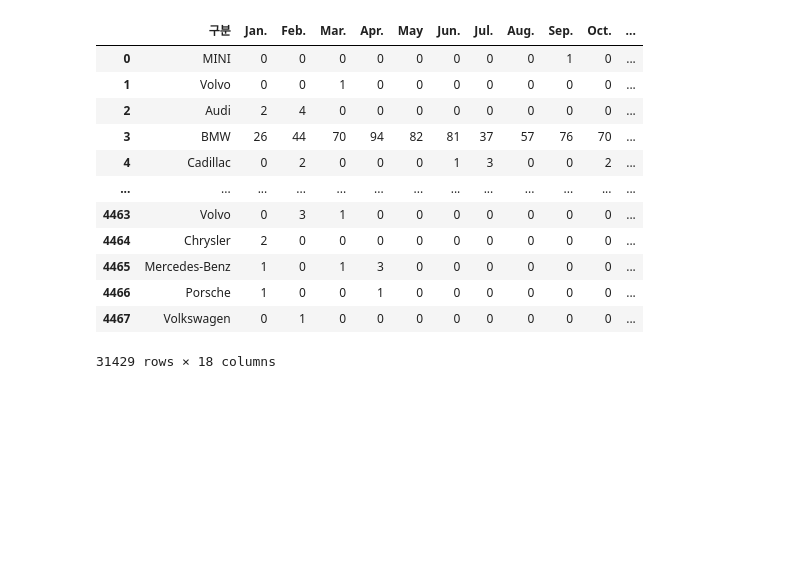
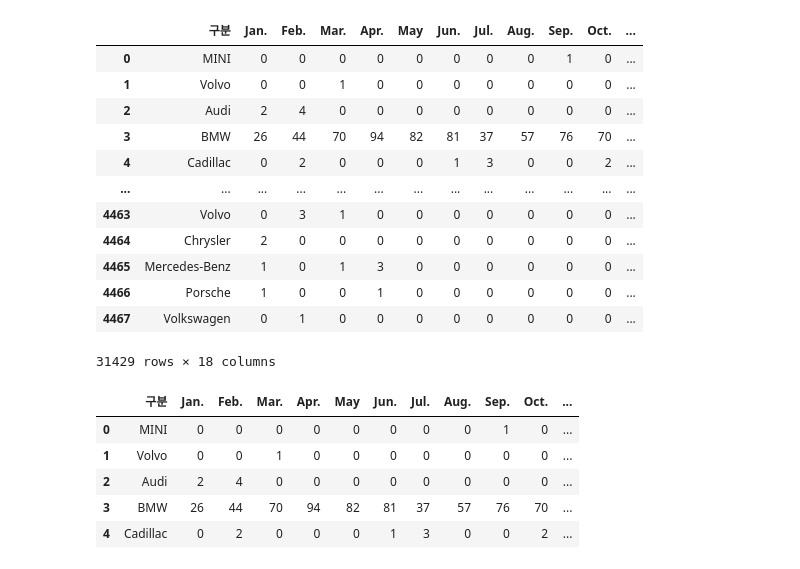
Before and after one commit to FLY-CODE77/AutoReport, a Jupyter notebook: kaida.ipynb, the cells around one changed output. Drawn from its saved outputs; the diff is of its cells as text; code cells hidden in the pictures; blank space fills up the shorter version.

```diff
--- a/kaida.ipynb
+++ b/kaida.ipynb
@@ -206,3 +206,12 @@ df
 31429 rows × 18 columns
 # %%
 df.to_csv('kaida.csv', index=False, encoding='utf-8-sig')
+# %%
+df.head()
+# %% [output]
+|  | 구분 | Jan. | Feb. | Mar. | Apr. | May | Jun. | Jul. | Aug. | Sep. | Oct. | ... |
+| 0 | MINI | 0 | 0 | 0 | 0 | 0 | 0 | 0 | 0 | 1 | 0 | ... |
+| 1 | Volvo | 0 | 0 | 1 | 0 | 0 | 0 | 0 | 0 | 0 | 0 | ... |
+| 2 | Audi | 2 | 4 | 0 | 0 | 0 | 0 | 0 | 0 | 0 | 0 | ... |
+| 3 | BMW | 26 | 44 | 70 | 94 | 82 | 81 | 37 | 57 | 76 | 70 | ... |
+| 4 | Cadillac | 0 | 2 | 0 | 0 | 0 | 1 | 3 | 0 | 0 | 2 | ... |
```
Also changed, not shown: parts of 3 cells of this notebook, 1 other file.
